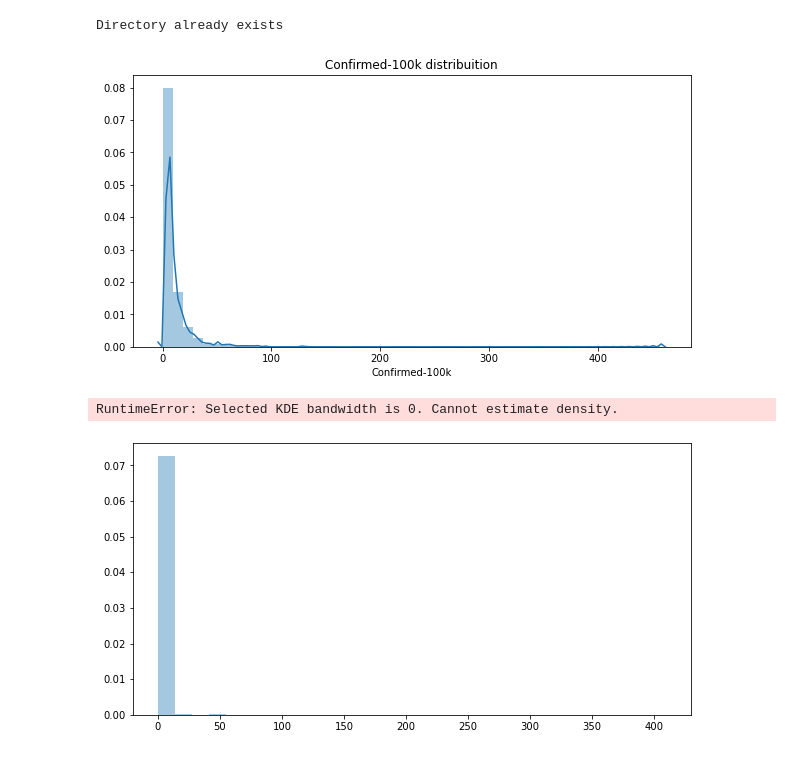
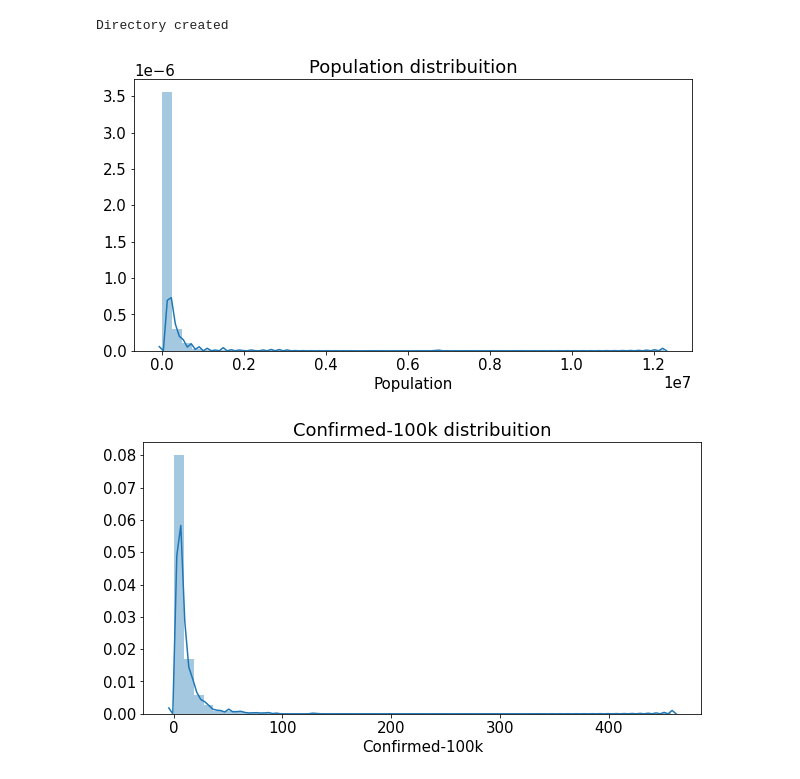
Before and after one commit to gfsilveira/covid, a Jupyter notebook: 01-Covid19-MunicipiosBR_correlation.ipynb, the cells around one changed output. Cells and saved outputs as stored; diff of their text form; code cells hidden in the pictures.

```diff
--- a/01-Covid19-MunicipiosBR_correlation.ipynb
+++ b/01-Covid19-MunicipiosBR_correlation.ipynb
@@ -40,5 +39,5 @@ printLis(directory)
 # %%
-date = 3
+date = 2
 df =  pd.read_csv('..\\'+directory[date])
 df.tail()
 # %% [output]
@@ -61,12 +60,12 @@ df.tail()
 # df.head()
 # %%
 df = df[(df['date'] == '2020-04-10') & (df['place_type'] == 'city')][[
+    "city",
     "estimated_population_2019",
     "last_available_confirmed",
     "last_available_deaths",
     "last_available_confirmed_per_100k_inhabitants",
     "last_available_death_rate",
-    "city"
 ]]
 df = df.rename(columns={
     "estimated_population_2019": "Population",
@@ -76,5 +75,5 @@ df = df.rename(columns={
     "last_available_death_rate": "Death Rate",
     "city": "City"
 })
-df.head()
+df.info()
 # %% [output]
@@ -86,0 +91,3 @@ df.head()
+# %%
+df.fillna(0, inplace=True)
+df.info()
@@ -89,37 +108,41 @@ df['City'].to_csv('cities.csv', header=['City'])
 # %%
 g = 1
 print_campo = 'n'
-col1 = 'Confirmed-100k'
-col2 = 'Deaths'
+col1 = 'Population'
+col2 = 'Confirmed-100k'
+col3 = 'Death Rate'
+plt.rcParams.update({'font.size': 15})
+plt.rcParams['xtick.labelsize'] = 15
+plt.rcParams['ytick.labelsize'] = 15
 try:
-    os.mkdir(col2)
+    if print_campo == 's':
+        os.mkdir(col2)
     print('Directory created')
 except FileExistsError:
     print('Directory already exists')
 # %% [output]
-Directory already exists
+Directory created
 # %%
 g += 1
 plt.figure(figsize=(10, 5))
 sns.distplot(
-    df[col1].dropna()
+    df[col1]
 )
 plt.title(col1 + ' distribuition')
 if print_campo == 's':
     plt.savefig('0'+str(g)+'-'+col2+'_'+data+'.png', dpi=150)
 # %% [output]
-[figure, old version]
+[figure, new version]
 # %%
 g += 1
 plt.figure(figsize=(10, 5))
 sns.distplot(
-    df[col2].dropna()
+    df[col2]
 )
 plt.title(col2 + ' distribuition')
 if print_campo == 's':
     plt.savefig('0'+str(g)+'-'+col2+'_'+data+'.png', dpi=150)
 # %% [output]
-RuntimeError: Selected KDE bandwidth is 0. Cannot estimate density.
-[figure, old version]
+[figure, new version]
 # %%
 g += 1
```
Also changed, not shown: parts of 22 cells of this notebook.
